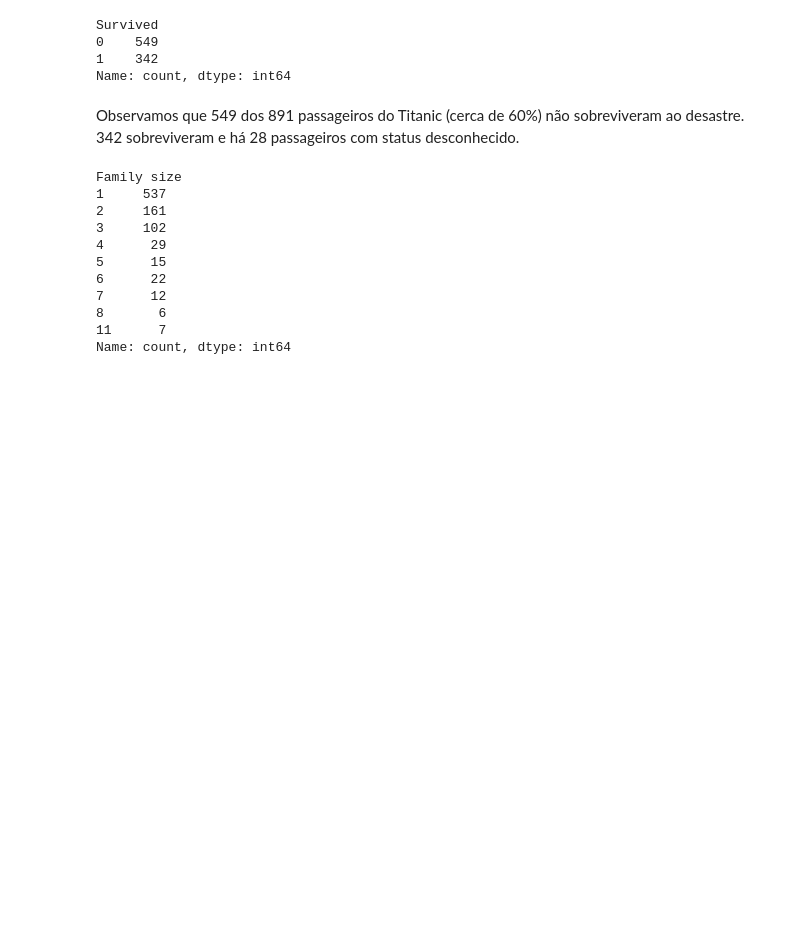
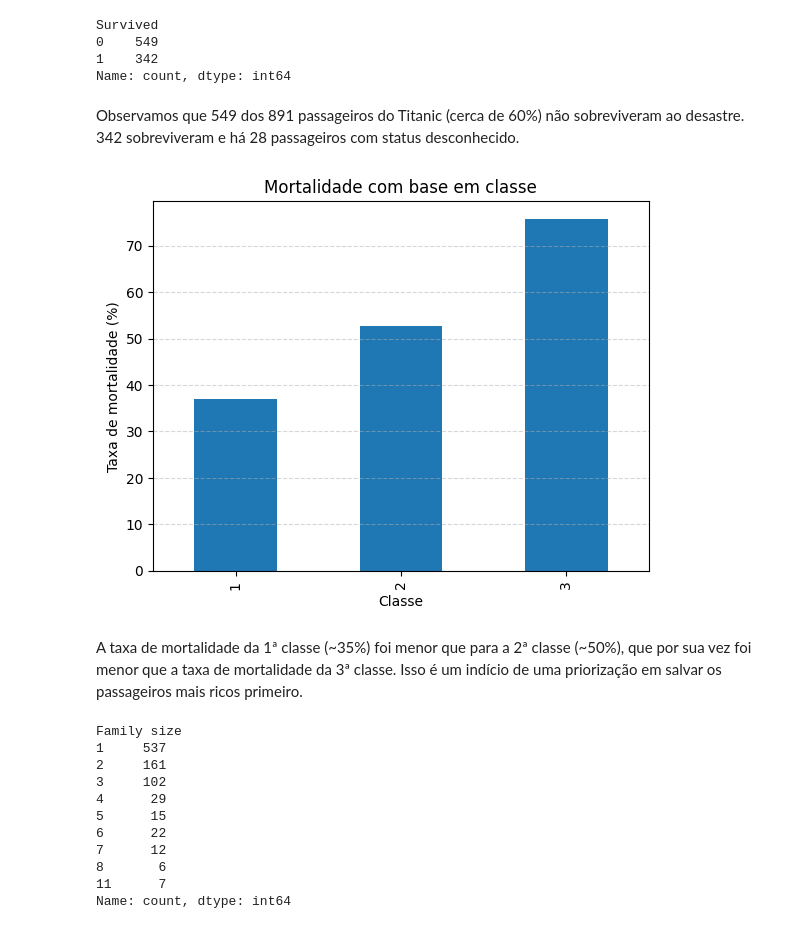
Before and after one commit to ateteu/analise-dados-titanic, a Jupyter notebook: notebooks/analise-titanic.ipynb, the cells around one changed output. Drawn from its saved outputs; the diff is of its cells as text; code cells hidden in the pictures; blank space fills up the shorter version.

```diff
--- a/notebooks/analise-titanic.ipynb
+++ b/notebooks/analise-titanic.ipynb
@@ -159,6 +159,20 @@ Survived
 Name: count, dtype: int64
 # %% [markdown]
 Observamos que 549 dos 891 passageiros do Titanic (cerca de 60%) não sobreviveram ao desastre. 342 sobreviveram e há 28 passageiros com status desconhecido.
+# %%
+taxa_sobrevivencia_por_classe = df.groupby("Pclass")["Survived"].mean()
+taxa_mortalidade_por_classe = 1 - taxa_sobrevivencia_por_classe
+taxa_mortalidade_por_classe = taxa_mortalidade_por_classe * 100
+taxa_mortalidade_por_classe.plot(kind="bar")
+plt.xlabel("Classe")
+plt.ylabel("Taxa de mortalidade (%)")
+plt.title("Mortalidade com base em classe")
+plt.grid(axis="y", linestyle="--", alpha=0.5)
+plt.show()
+# %% [output]
+[figure, added]
+# %% [markdown]
+A taxa de mortalidade da 1ª classe (~35%) foi menor que para a 2ª classe (~50%), que por sua vez foi menor que a taxa de mortalidade da 3ª classe. Isso é um indício de uma priorização em salvar os passageiros mais ricos primeiro.
 # %%
 df["Family size"] = df["SibSp"] + df["Parch"] + 1
 familias = df["Family size"].value_counts().sort_index()
```
